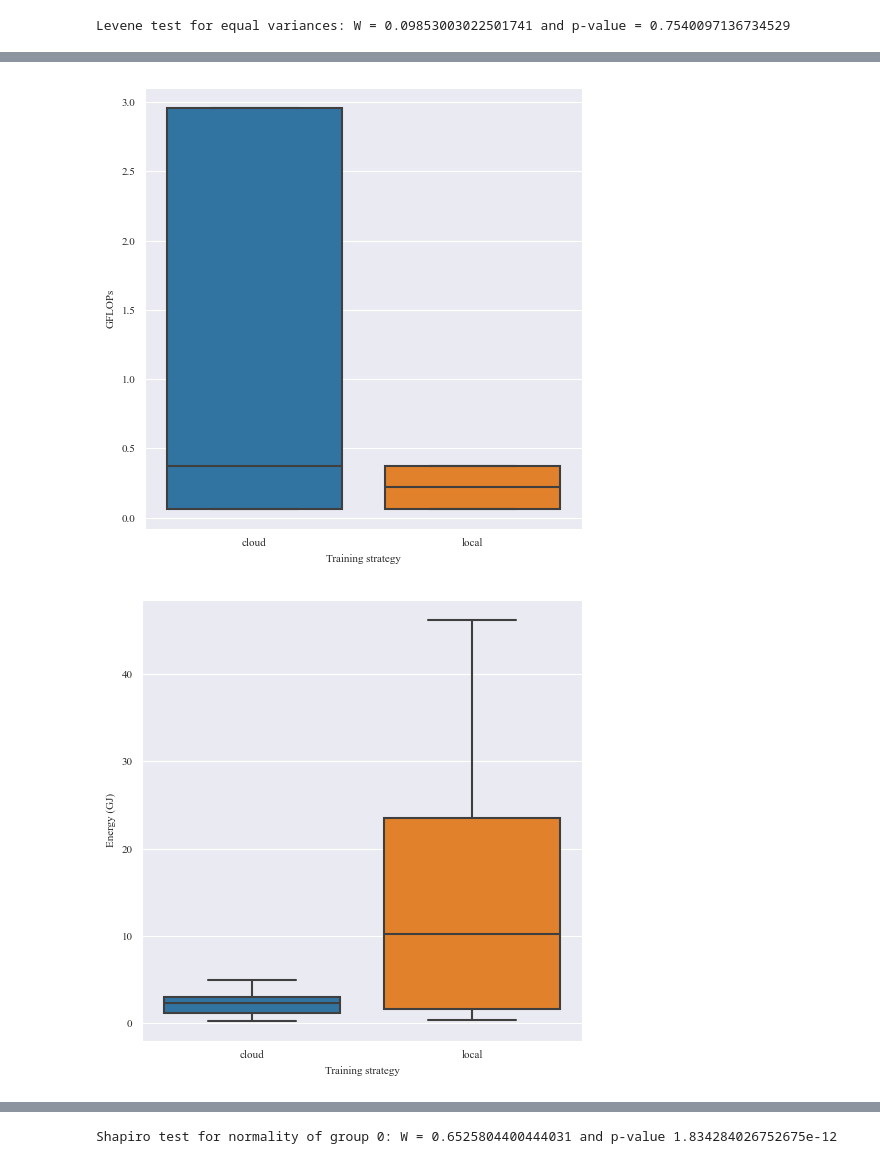
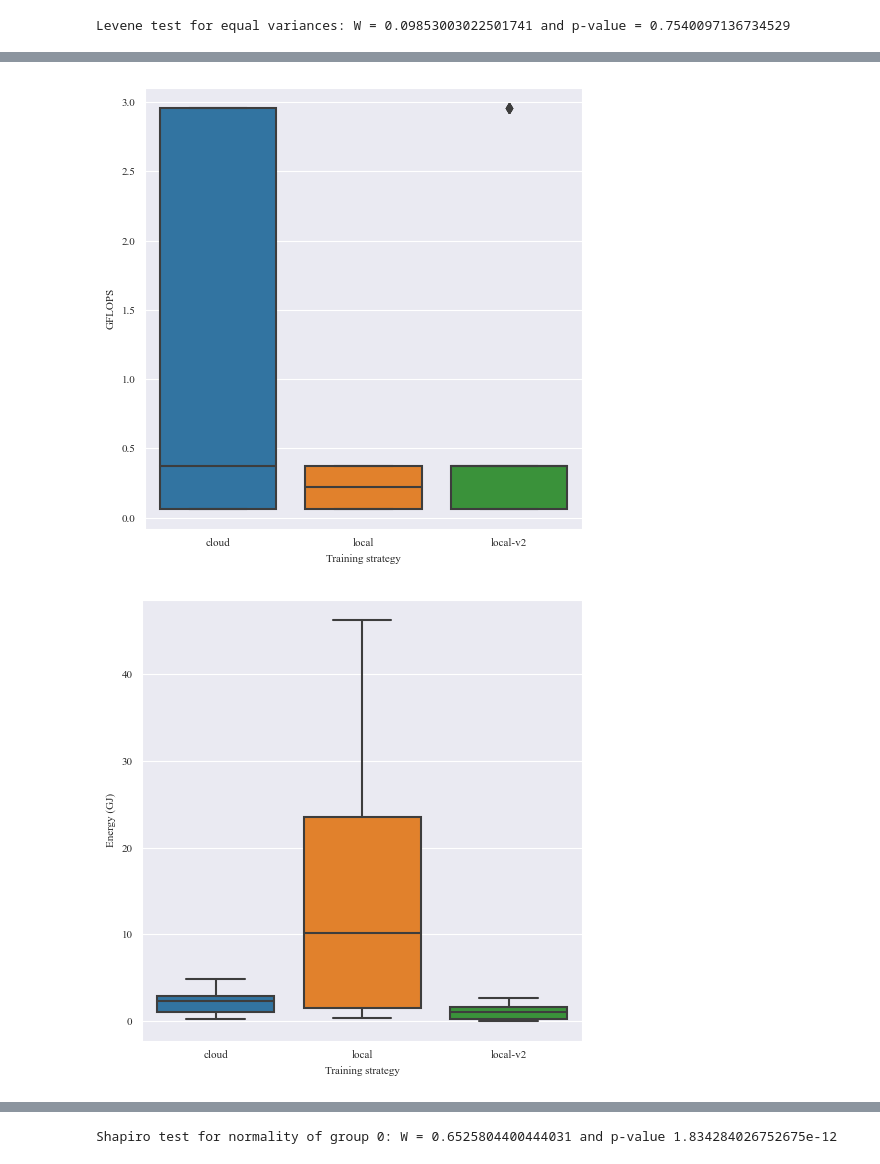
Before and after one commit to santidrj/DL-energetic-impact-analysis, a Jupyter notebook: data-analysis.ipynb, the cells around one changed output, grey strips where cells are left out. Drawn from its saved outputs; the diff is of its cells as text; code cells hidden in the pictures.

```diff
--- a/data-analysis.ipynb
+++ b/data-analysis.ipynb
@@ -105,7 +105,7 @@ analysis_df.rename(
         "energy (GJ)": "energy",
         "gpu usage": "gpu_usage",
         "average temperature (Celsius)": "temperature",
-        "greenness score": "score",
+        "emissions (tCO2e)": "emissions",
     },
     inplace=True,
 )
@@ -1089,6 +1098,9 @@ flops_vs_energy_df = pd.concat(
         cloud_xception_no_energy_outliers,
         local_mobilenet,
         local_nasnet,
+        local_v2_mobilenet_no_temp_outliers,
+        local_v2_nasnet,
+        local_v2_xception,
     ]
 )
 
@@ -1158,14 +1180,14 @@ Levene test for equal variances: W = 226.78131680140592 and p-value = 3.02094198
 # %%
 boxplot(
     flops_vs_energy_df,
     x="training strategy",
-    y="GFLOPs",
+    y="GFLOPS",
     xlabel="Training strategy",
-    ylabel="GFLOPs",
+    ylabel="GFLOPS",
     figname="flops-boxplot.eps",
 )
 # %% [output]
-[figure, old version]
+[figure, new version]
 # %%
 boxplot(
     flops_vs_energy_df,
@@ -1176,7 +1198,7 @@ boxplot(
     figname="energy-boxplot.eps",
 )
 # %% [output]
-[figure, old version]
+[figure, new version]
 # %%
 no_outliers_df = pd.concat(
     [cloud_df.sort_values("energy", ascending=True).iloc[:-1], local_df]
```
Also changed, not shown: parts of 55 cells of this notebook, 3 other files.
